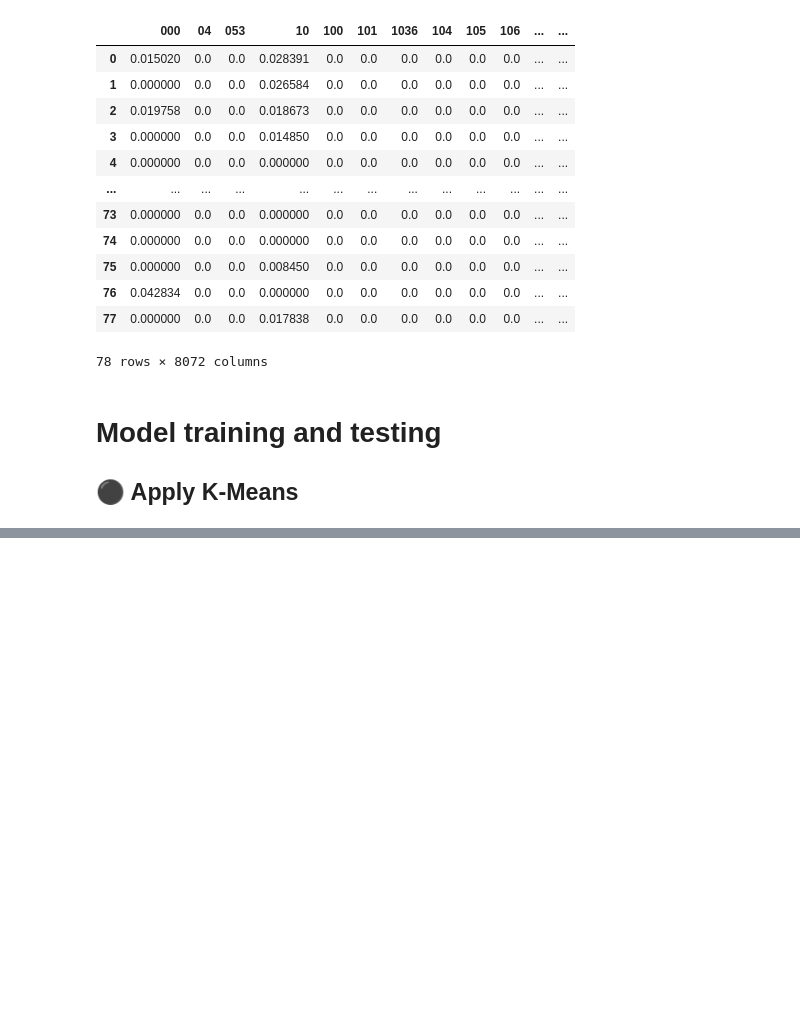
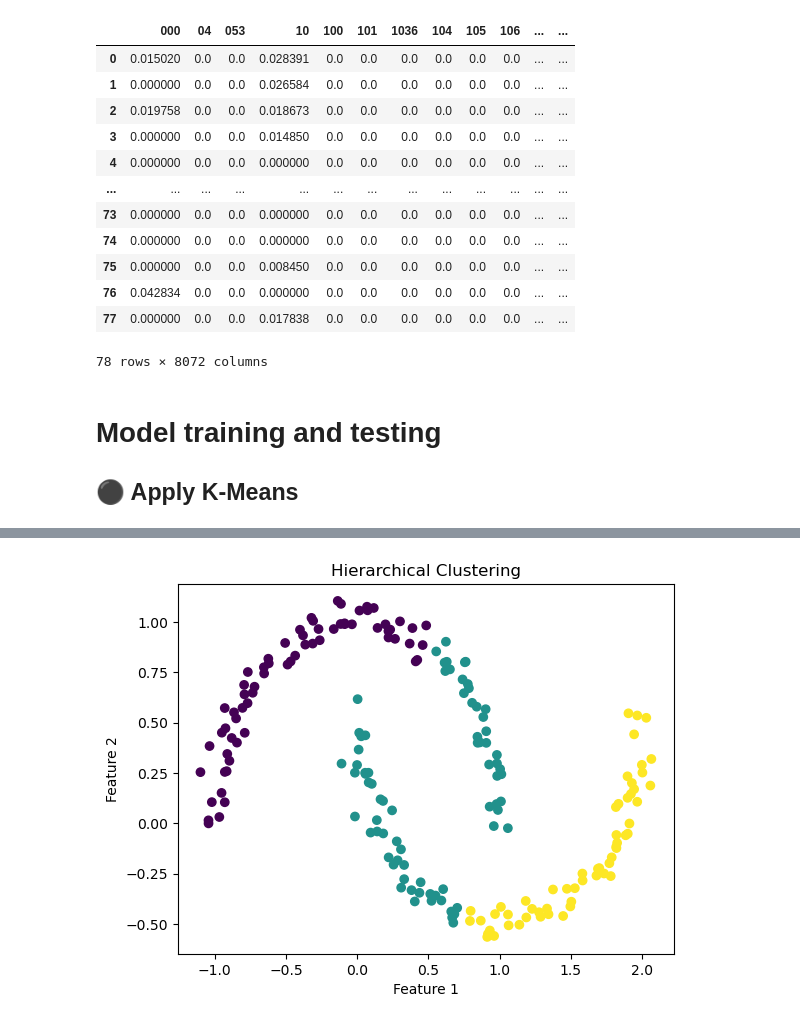
Before and after one commit to Haneentronic/NLP-Topic-Modeling-Classification, a Jupyter notebook: Topic_Modeling/TextModeling.ipynb, the cells around one changed output, grey strips where cells are left out. Saved outputs shown, nothing was run; the diff lists cells and outputs as text; code cells hidden in the pictures; blank space fills up the shorter version.

```diff
--- a/Topic_Modeling/TextModeling.ipynb
+++ b/Topic_Modeling/TextModeling.ipynb
@@ -667,0 +687,18 @@ import matplotlib.pyplot as plt
+# %%
+# Perform hierarchical clustering
+clustering = AgglomerativeClustering(n_clusters=3)
+clustering.fit(TF_IDF_features_train)
+
+# Convert the testing data into numerical representations
+TF_IDF_features_test = TF_IDF.transform(X_test)
+
+# Predict the clusters for the testing data
+y_pred = km.predict(TF_IDF_features_test)
+# Plot the clustering results
+plt.scatter(TF_IDF_features_train[:, 0], TF_IDF_features_train[:, 1], c=clustering.labels_, cmap='viridis')
+plt.title('Hierarchical Clustering')
+plt.xlabel('Feature 1')
+plt.ylabel('Feature 2')
+plt.show()
+# %% [output]
+[figure, added]
```
Also changed, not shown: parts of 12 cells of this notebook.
